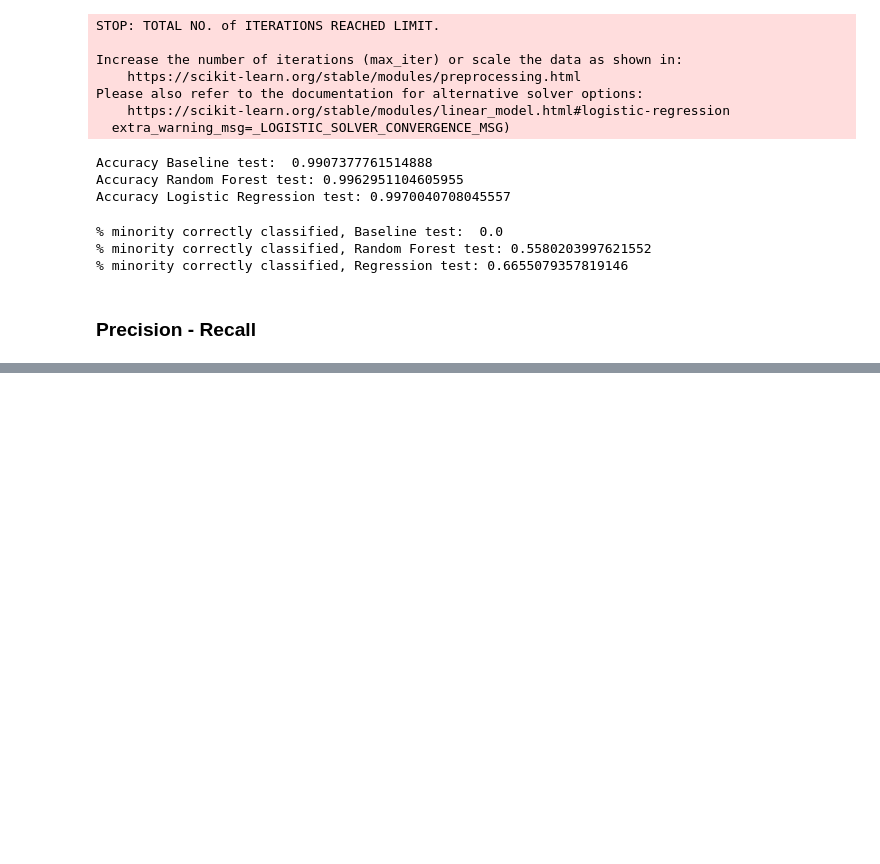
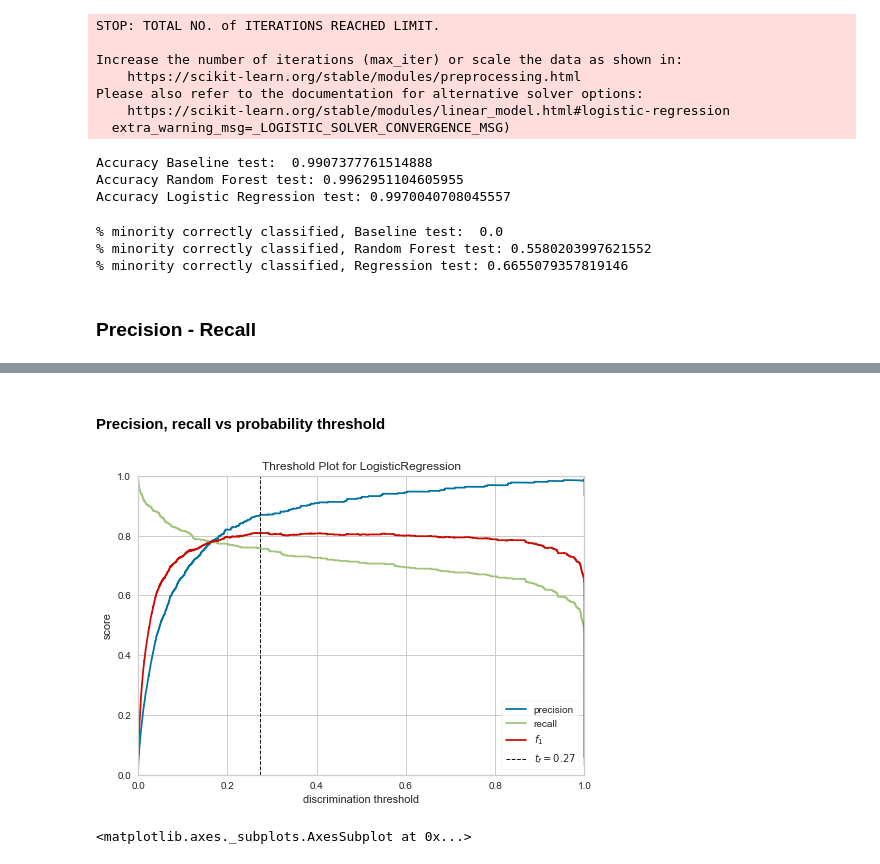
Before and after one commit to jayant2014/MyML, a Jupyter notebook: Imbalanced_Datasets/Evaluation Metrics.ipynb, the cells around one changed output, grey strips where cells are left out. Cells and saved outputs as stored; diff of their text form; code cells hidden in the pictures; blank space fills up the shorter version.

```diff
--- a/Imbalanced_Datasets/Evaluation Metrics.ipynb
+++ b/Imbalanced_Datasets/Evaluation Metrics.ipynb
@@ -136,0 +271,17 @@ print('% minority correctly classified, Regression test:', return_minority_perc(
+# %% [markdown]
+#### Precision, recall vs probability threshold
+# %%
+visualizer = DiscriminationThreshold(lr,
+                                     n_trials=1,
+                                     cv=0.5,
+                                     argmax='fscore',
+                                     random_state=0,
+                                     is_fitted='auto',
+                                     exclude = "queue_rate")
+
+visualizer.fit(X_train, y_train)
+visualizer.score(X_test, y_test)
+visualizer.show()
+# %% [output]
+[figure, added]
+<matplotlib.axes._subplots.AxesSubplot at 0x...>
```
Also changed, not shown: parts of 17 cells of this notebook.
